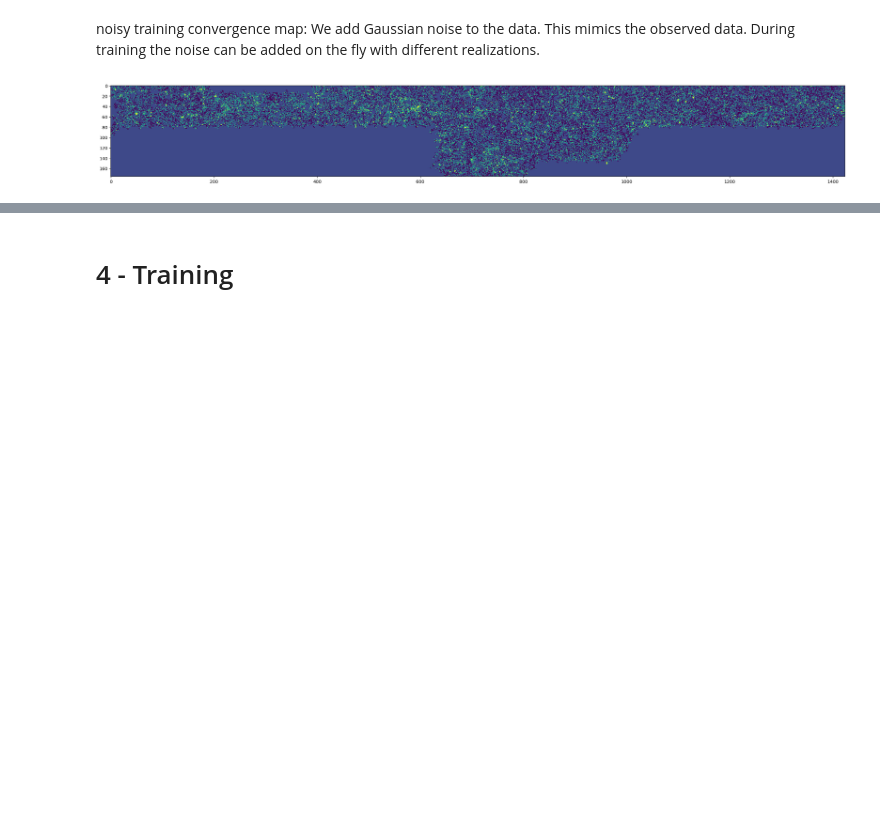
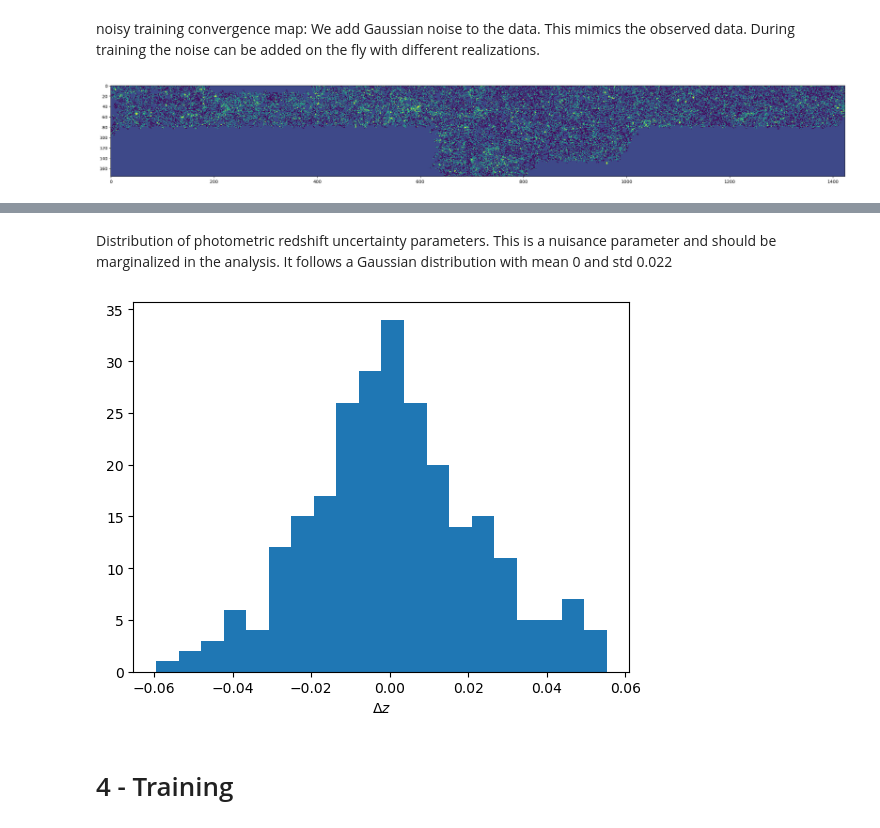
Before and after one commit to Klinjin/WL_ML, a Jupyter notebook: Phase_1_Startingkit_WL_CNN_MCMC.ipynb, the cells around one changed output, grey strips where cells are left out. Cells and saved outputs as stored; diff of their text form; code cells hidden in the pictures; blank space fills up the shorter version.

```diff
--- a/Phase_1_Startingkit_WL_CNN_MCMC.ipynb
+++ b/Phase_1_Startingkit_WL_CNN_MCMC.ipynb
@@ -435,3 +447,9 @@ Visualization.plot_noisy_training_convergence_map(kappa=data_obj.kappa,
+# %% [markdown]
+Distribution of photometric redshift uncertainty parameters. This is a nuisance parameter and should be marginalized in the analysis. It follows a Gaussian distribution with mean 0 and std 0.022
+# %%
+Visualization.plot_photometric_redshift_uncertainty_parameters(label=data_obj.viz_label)
+# %% [output]
+[figure, added]
 # %% [markdown]
 # 4 - Training
 # %%
```
Also changed, not shown: parts of 19 cells of this notebook, 6 other files.
